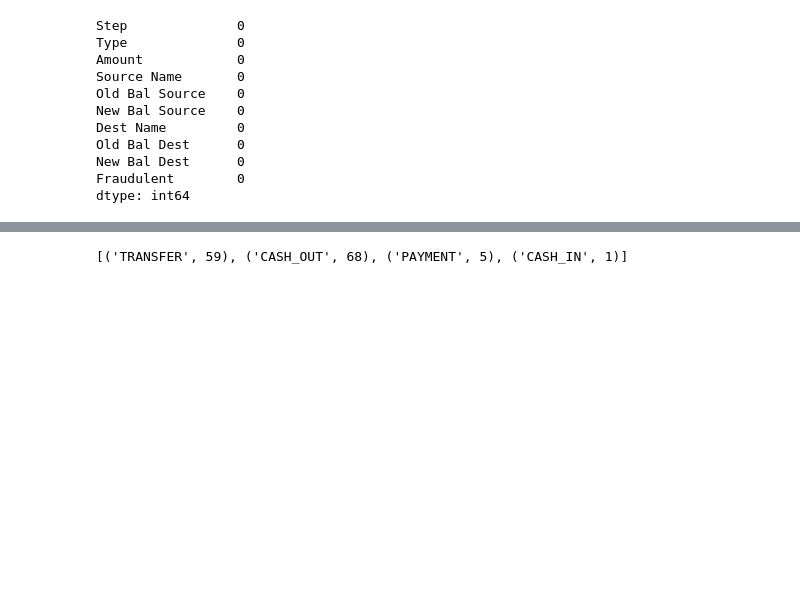
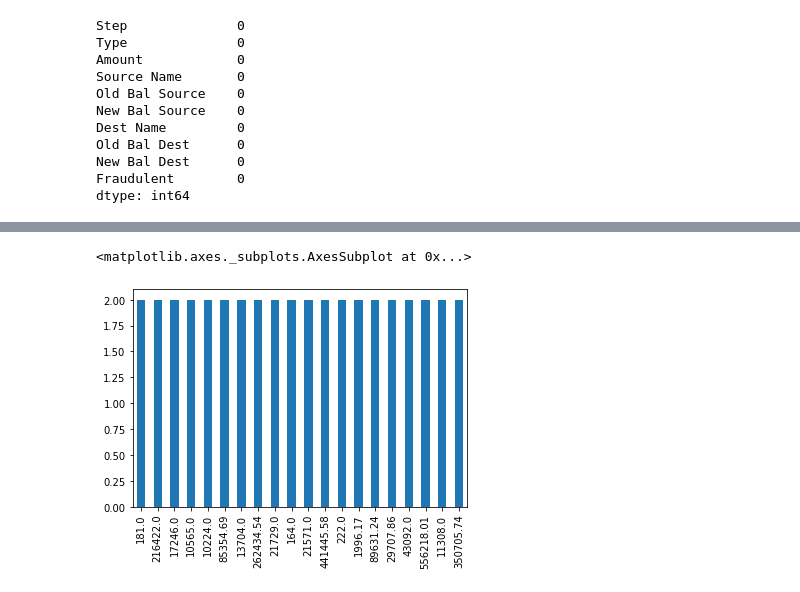
Before and after one commit to Mark-Barbaric/IntermediateMachineLearning, a Jupyter notebook: CMAR10_Week_2.ipynb, the cells around one changed output, grey strips where cells are left out. Drawn from its saved outputs; the diff is of its cells as text; code cells hidden in the pictures; blank space fills up the shorter version.

```diff
--- a/CMAR10_Week_2.ipynb
+++ b/CMAR10_Week_2.ipynb
@@ -111,5 +112,4 @@ transaction_data
 # %%
-fraudulent_data = analysis_data.loc[analysis_data['Fraudulent'] == 1]
-transaction_types = fraudulent_data['Type'].unique().tolist()
-transaction_types
+fraudulent_data = transaction_data.loc[transaction_data['Fraudulent'] == 1].copy()
+pie_chart_from_value_counts(fraudulent_data, 'Type', 'Fraudulent Data Distribution')
 # %% [output]
@@ -117,12 +117,5 @@ transaction_types
-# %%
-transaction_count = []
-
-for transaction in transaction_types:
-  num_transactions = len(fraudulent_data.loc[fraudulent_data['Type'] == transaction].index)
-  transaction_count.append(num_transactions)
-
-transaction_count
-transaction_dataframe = list(zip(transaction_types, transaction_count))
-transaction_dataframe
-# %% [output]
-[('TRANSFER', 59), ('CASH_OUT', 68), ('PAYMENT', 5), ('CASH_IN', 1)]
+# %%
+fraudulent_data['Amount'].value_counts().head(20).plot.bar()
+# %% [output]
+<matplotlib.axes._subplots.AxesSubplot at 0x...>
+[figure, added]
```
Also changed, not shown: parts of 12 cells of this notebook.
